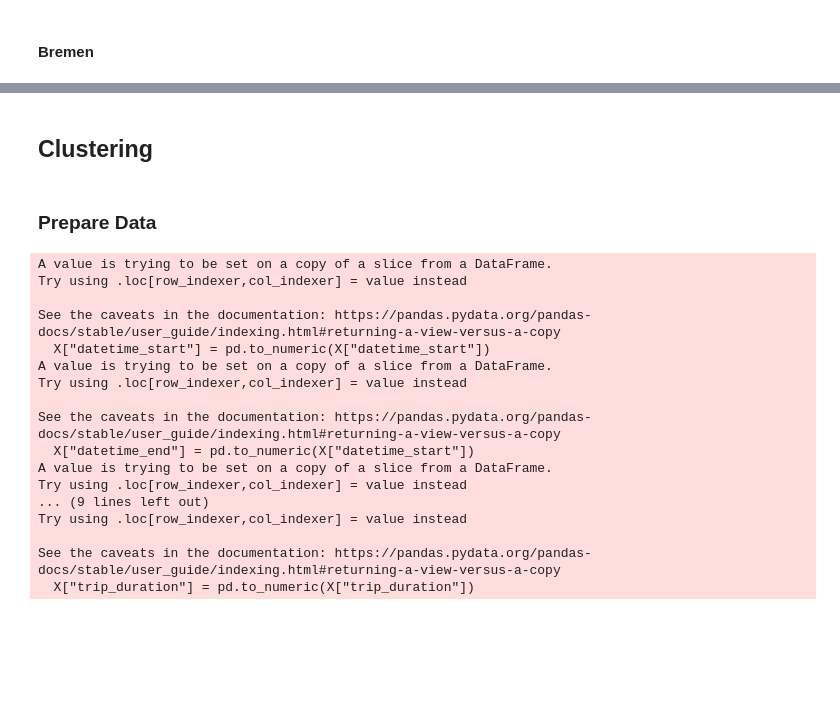
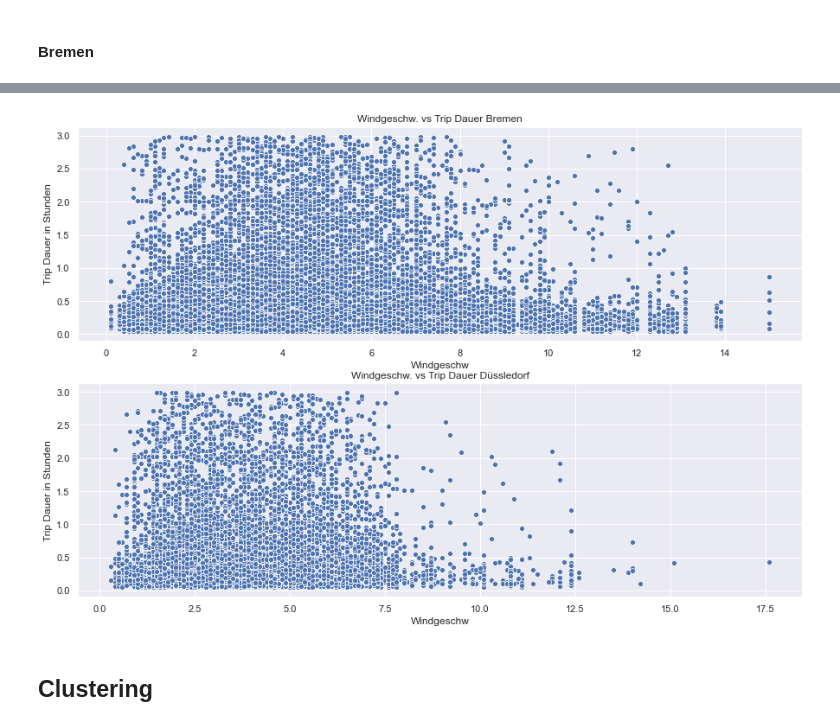
Before and after one commit to Polifka/eagle_gang, a Jupyter notebook: Clustering.ipynb, the cells around one changed output, grey strips where cells are left out. Cells and saved outputs as stored; diff of their text form; code cells hidden in the pictures; blank space fills up the shorter version.

```diff
--- a/Clustering.ipynb
+++ b/Clustering.ipynb
@@ -138,31 +205,17 @@ ax.set_xlim(dat_time_framed_br['datetime_start'].dt.hour.min(), dat_time_framed_
+# %%
+# create figure and axes
+fig, (ax1, ax2) = plt.subplots(nrows=2, ncols=1, figsize=(15, 10))
+
+sns.scatterplot(ax = ax1, data=X, x="wind", y="trip_duration_hours", ci=None);
+ax1.set_title('Windgeschw. vs Trip Dauer Bremen')
+ax1.set_xlabel('Windgeschw');
+ax1.set_ylabel('Trip Dauer in Stunden');
+
+sns.scatterplot(ax = ax2, data=Y, x="wind", y="trip_duration_hours", ci=None);
+ax2.set_title('Windgeschw. vs Trip Dauer Düssledorf')
+ax2.set_xlabel('Windgeschw');
+ax2.set_ylabel('Trip Dauer in Stunden');
+# %% [output]
+[figure, added]
 # %% [markdown]
 ## Clustering
-# %% [markdown]
-### Prepare Data
-# %%
-# Merkmale/Variablen Feuchtigk. und Temp. separat speichern
-#X = dat_time_framed[["datetime_start","distance"]]
-X = dat_time_framed_br;
-X["datetime_start"] = pd.to_numeric(X["datetime_start"])
-X["datetime_end"] = pd.to_numeric(X["datetime_start"])
-X["day"] = pd.to_numeric(X["day"])
-X["time"] = pd.to_numeric(X["time"])
-X["trip_duration"] = pd.to_numeric(X["trip_duration"])
-# %% [output]
-A value is trying to be set on a copy of a slice from a DataFrame.
-Try using .loc[row_indexer,col_indexer] = value instead
-
-See the caveats in the documentation: https://pandas.pydata.org/pandas-docs/stable/user_guide/indexing.html#returning-a-view-versus-a-copy
-  X["datetime_start"] = pd.to_numeric(X["datetime_start"])
-A value is trying to be set on a copy of a slice from a DataFrame.
-Try using .loc[row_indexer,col_indexer] = value instead
-
-See the caveats in the documentation: https://pandas.pydata.org/pandas-docs/stable/user_guide/indexing.html#returning-a-view-versus-a-copy
-  X["datetime_end"] = pd.to_numeric(X["datetime_start"])
-A value is trying to be set on a copy of a slice from a DataFrame.
-Try using .loc[row_indexer,col_indexer] = value instead
-... (9 lines left out)
-Try using .loc[row_indexer,col_indexer] = value instead
-
-See the caveats in the documentation: https://pandas.pydata.org/pandas-docs/stable/user_guide/indexing.html#returning-a-view-versus-a-copy
-  X["trip_duration"] = pd.to_numeric(X["trip_duration"])
```
Also changed, not shown: parts of 60 cells of this notebook.
